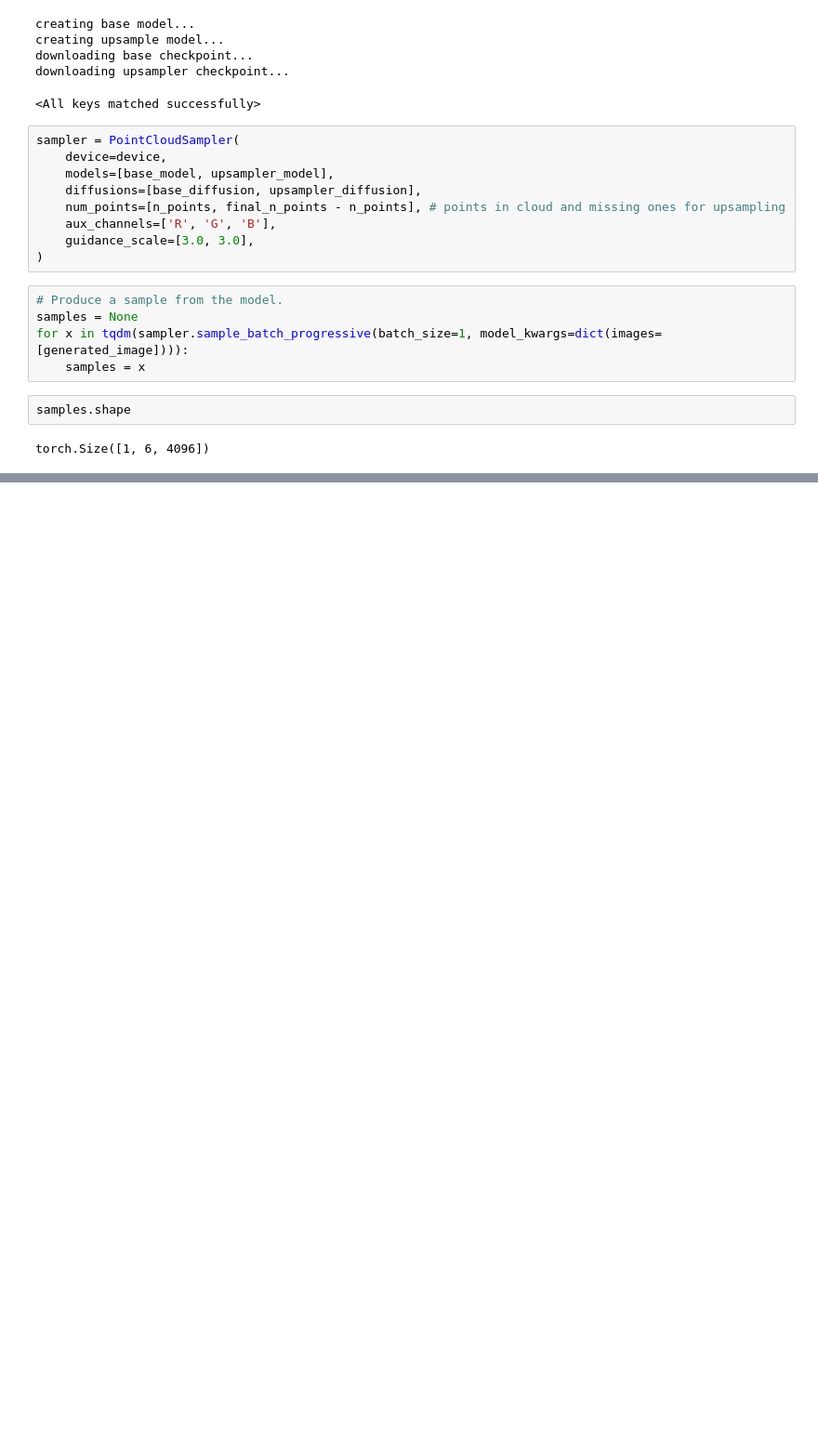
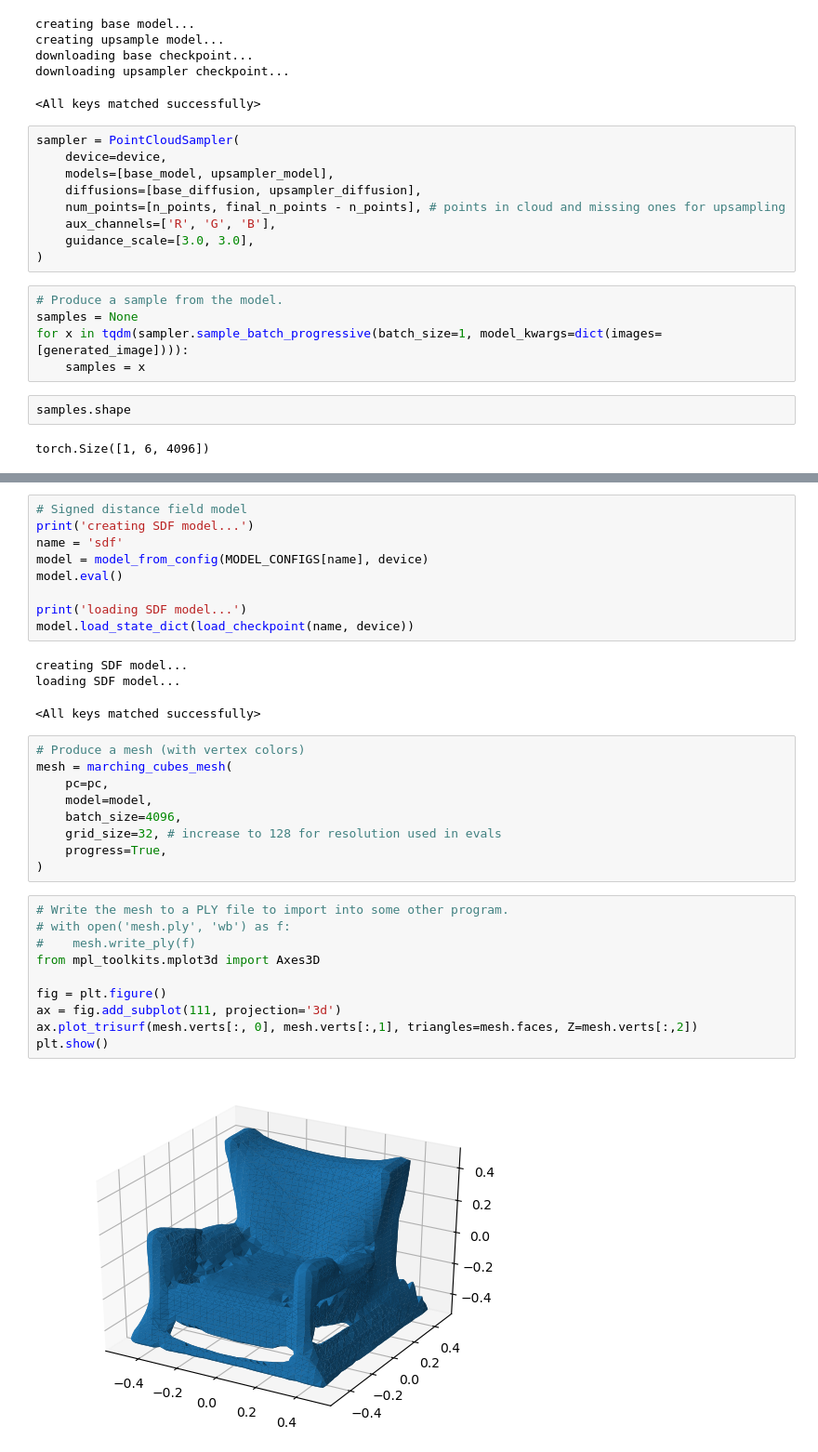
Before and after one commit to webaverse/point-e, a Jupyter notebook: point_e/examples/stablediffusion2pointcloud.ipynb, the cells around one changed output, grey strips where cells are left out. Shown at 93% size. Drawn from its saved outputs; the diff is of its cells as text; blank space fills up the shorter version.

Commit message:
pointcloud 2 mesh in sd notebook

```diff
--- a/point_e/examples/stablediffusion2pointcloud.ipynb
+++ b/point_e/examples/stablediffusion2pointcloud.ipynb
@@ -112,0 +126,34 @@ fig = plot_point_cloud(pc, grid_size=2, fixed_bounds=((-0.75, -0.75, -0.75),(0.7
+# %%
+# Signed distance field model
+print('creating SDF model...')
+name = 'sdf'
+model = model_from_config(MODEL_CONFIGS[name], device)
+model.eval()
+
+print('loading SDF model...')
+model.load_state_dict(load_checkpoint(name, device))
+# %% [output]
+creating SDF model...
+loading SDF model...
+<All keys matched successfully>
+# %%
+# Produce a mesh (with vertex colors)
+mesh = marching_cubes_mesh(
+    pc=pc,
+    model=model,
+    batch_size=4096,
+    grid_size=32, # increase to 128 for resolution used in evals
+    progress=True,
+)
+# %%
+# Write the mesh to a PLY file to import into some other program.
+# with open('mesh.ply', 'wb') as f:
+#    mesh.write_ply(f)
+from mpl_toolkits.mplot3d import Axes3D
+
+fig = plt.figure()
+ax = fig.add_subplot(111, projection='3d')
+ax.plot_trisurf(mesh.verts[:, 0], mesh.verts[:,1], triangles=mesh.faces, Z=mesh.verts[:,2])
+plt.show()
+# %% [output]
+[figure, added]
```
Also changed, not shown: parts of 5 cells of this notebook, 2 other files.
